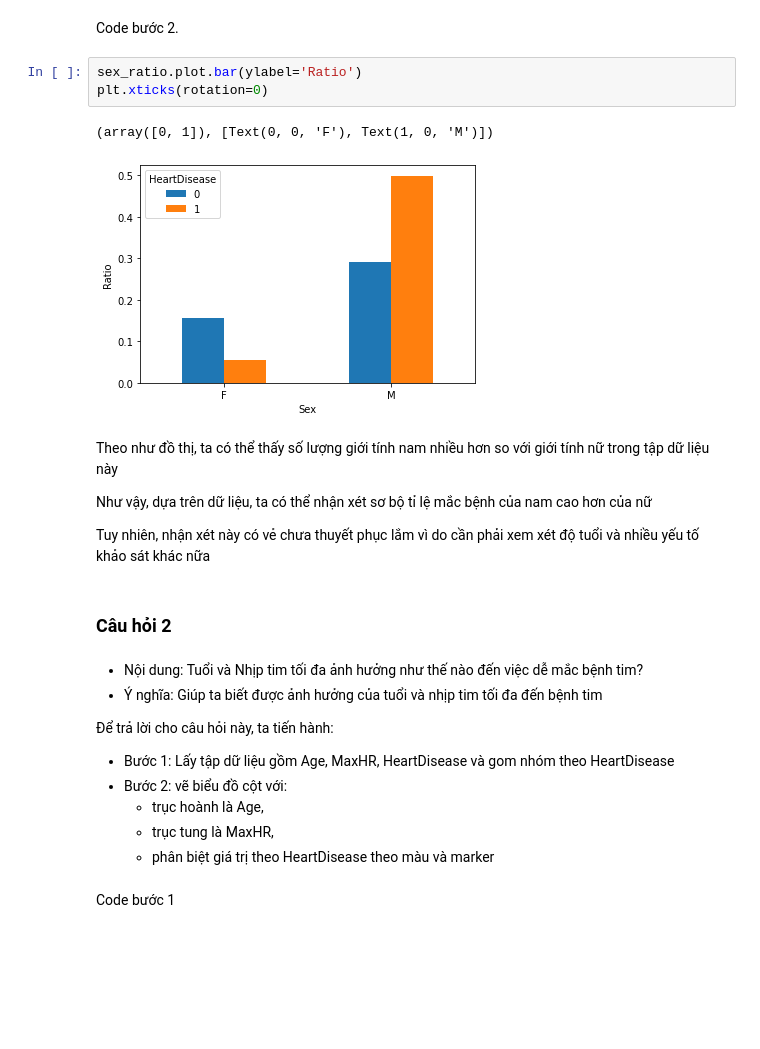
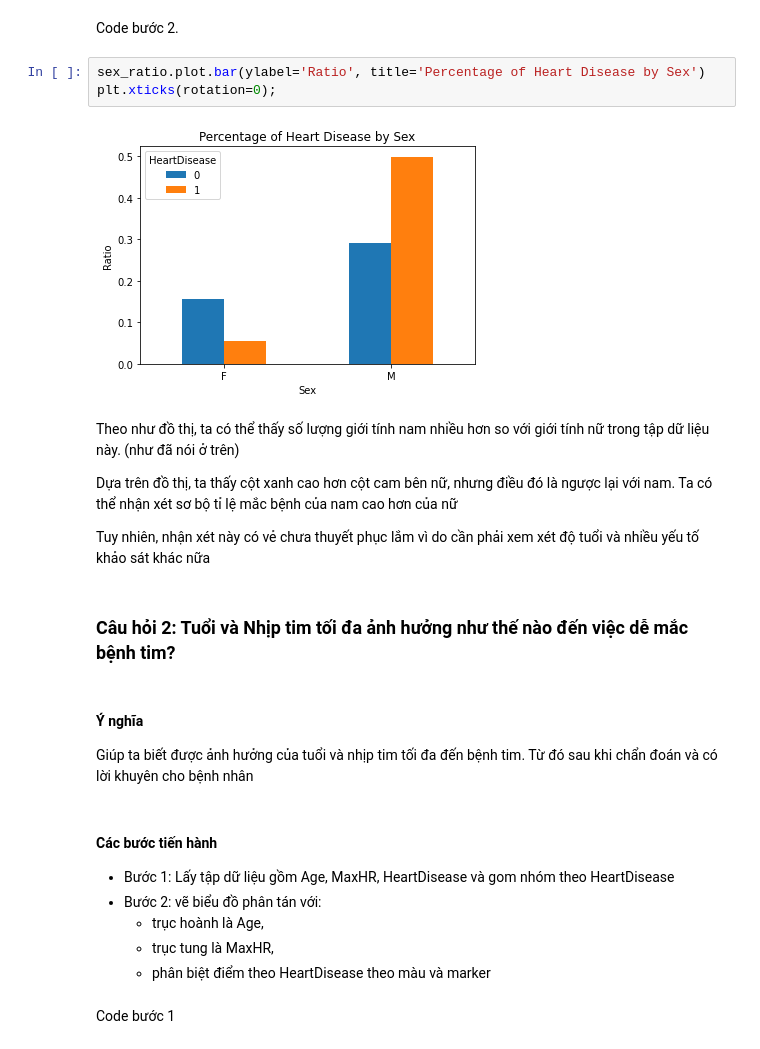
Before and after one commit to MinhVuong2000/P4DS-FinalProject, a Jupyter notebook: Final_Project.ipynb, the cells around one changed output. Drawn from its saved outputs; the diff is of its cells as text; blank space fills up the shorter version.

```diff
--- a/Final_Project.ipynb
+++ b/Final_Project.ipynb
@@ -197,29 +358,28 @@ sex_ratio = df.groupby(['Sex','HeartDisease']).size().unstack()/df.shape[0]
 # %% [markdown]
 Code bước 2.
 # %%
-sex_ratio.plot.bar(ylabel='Ratio')
-plt.xticks(rotation=0)
+sex_ratio.plot.bar(ylabel='Ratio', title='Percentage of Heart Disease by Sex')
+plt.xticks(rotation=0);
 # %% [output]
-(array([0, 1]), [Text(0, 0, 'F'), Text(1, 0, 'M')])
-[figure, old version]
+[figure, new version]
 # %% [markdown]
-Theo như đồ thị, ta có thể thấy số lượng giới tính nam nhiều hơn so với giới tính nữ trong tập dữ liệu này
+Theo như đồ thị, ta có thể thấy số lượng giới tính nam nhiều hơn so với giới tính nữ trong tập dữ liệu này. (như đã nói ở trên)
 
-Như vậy, dựa trên dữ liệu, ta có thể nhận xét sơ bộ tỉ lệ mắc bệnh của nam cao hơn của nữ
+Dựa trên đồ thị, ta thấy cột xanh cao hơn cột cam bên nữ, nhưng điều đó là ngược lại với nam. Ta có thể nhận xét sơ bộ tỉ lệ mắc bệnh của nam cao hơn của nữ
 
 Tuy nhiên, nhận xét này có vẻ chưa thuyết phục lắm vì do cần phải xem xét độ tuổi và nhiều yếu tố khảo sát khác nữa
 # %% [markdown]
-### Câu hỏi 2
+### Câu hỏi 2: Tuổi và Nhịp tim tối đa ảnh hưởng như thế nào đến việc dễ mắc bệnh tim?
 # %% [markdown]
-- Nội dung: Tuổi và Nhịp tim tối đa ảnh hưởng như thế nào đến việc dễ mắc bệnh tim?
-- Ý nghĩa: Giúp ta biết được ảnh hưởng của tuổi và nhịp tim tối đa đến bệnh tim
-
-Để trả lời cho câu hỏi này, ta tiến hành:
-- Bước 1: Lấy tập dữ liệu gồm Age, MaxHR, HeartDisease và gom nhóm theo HeartDisease
-- Bước 2: vẽ biểu đồ cột với:
-    + trục hoành là Age,
-    + trục tung là MaxHR,
-    + phân biệt giá trị theo HeartDisease theo màu và marker
+#### Ý nghĩa
+Giúp ta biết được ảnh hưởng của tuổi và nhịp tim tối đa đến bệnh tim. Từ đó sau khi chẩn đoán và có lời khuyên cho bệnh nhân
+# %% [markdown]
+#### Các bước tiến hành
+- Bước 1: Lấy tập dữ liệu gồm Age, MaxHR, HeartDisease và gom nhóm theo HeartDisease
+- Bước 2: vẽ biểu đồ phân tán với:
+    + trục hoành là Age,
+    + trục tung là MaxHR,
+    + phân biệt điểm theo HeartDisease theo màu và marker
 # %% [markdown]
 Code bước 1
 # %%
```
Also changed, not shown: parts of 45 cells of this notebook.
